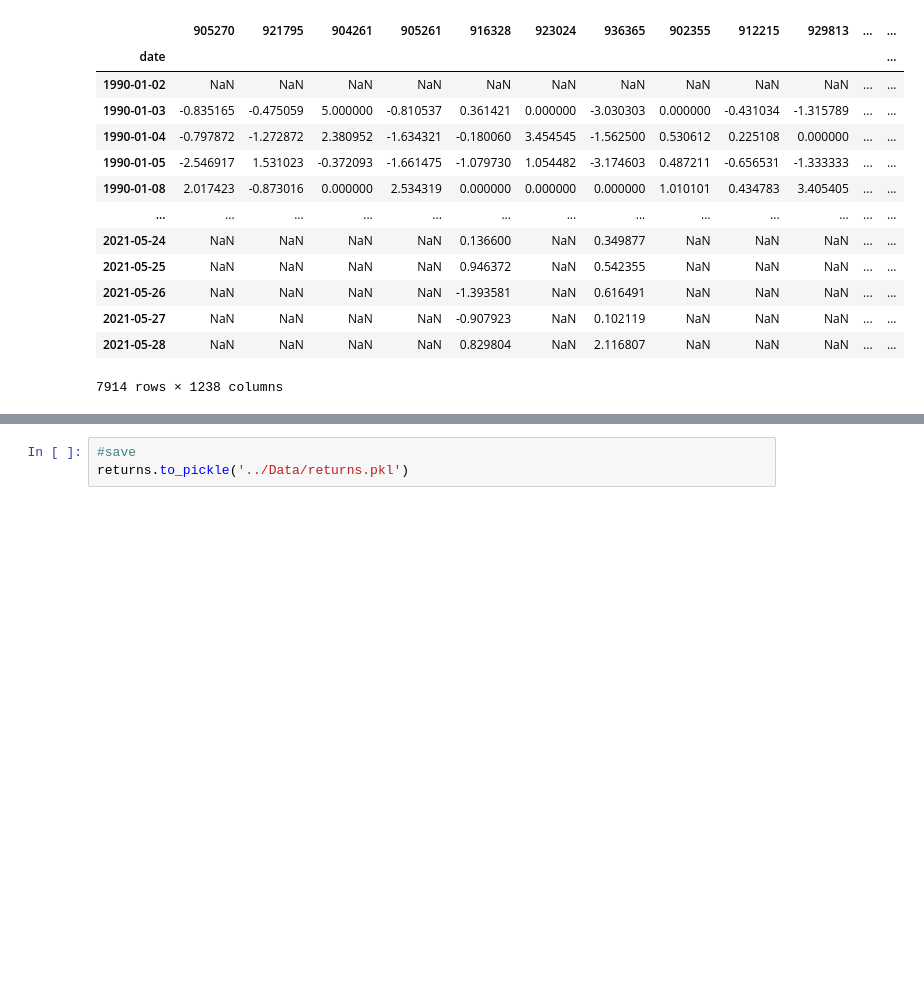
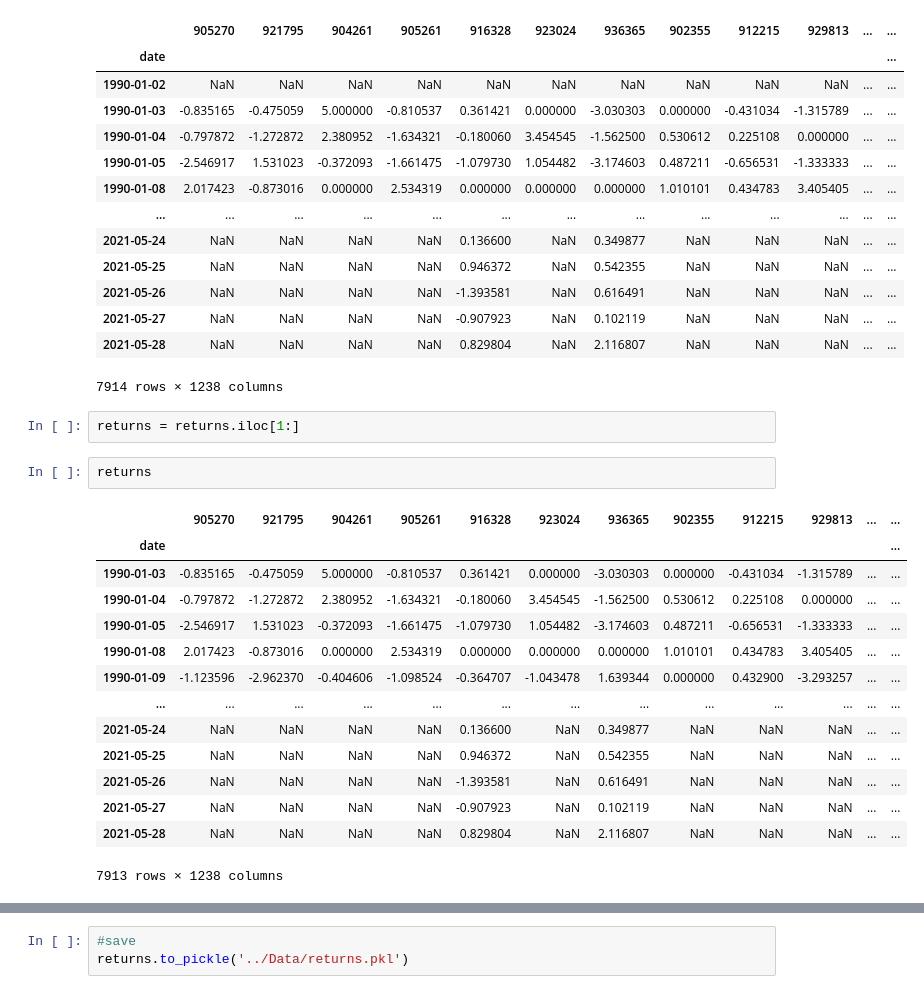
Before and after one commit to jeremylee73/differential-capital, a Jupyter notebook: data preparation/Data Cleaning.ipynb, the cells around one changed output, grey strips where cells are left out. Cells and saved outputs as stored; diff of their text form; blank space fills up the shorter version.

```diff
--- a/data preparation/Data Cleaning.ipynb
+++ b/data preparation/Data Cleaning.ipynb
@@ -58,3 +58,22 @@ returns
 | 2021-05-27 | NaN | NaN | NaN | NaN | -0.907923 | NaN | 0.102119 | NaN | NaN | NaN | ... | ... |
 | 2021-05-28 | NaN | NaN | NaN | NaN | 0.829804 | NaN | 2.116807 | NaN | NaN | NaN | ... | ... |
 7914 rows × 1238 columns
+# %%
+returns = returns.iloc[1:]
+# %%
+returns
+# %% [output]
+|  | 905270 | 921795 | 904261 | 905261 | 916328 | 923024 | 936365 | 902355 | 912215 | 929813 | ... | ... |
+| date |  |  |  |  |  |  |  |  |  |  |  | ... |
+| 1990-01-03 | -0.835165 | -0.475059 | 5.000000 | -0.810537 | 0.361421 | 0.000000 | -3.030303 | 0.000000 | -0.431034 | -1.315789 | ... | ... |
+| 1990-01-04 | -0.797872 | -1.272872 | 2.380952 | -1.634321 | -0.180060 | 3.454545 | -1.562500 | 0.530612 | 0.225108 | 0.000000 | ... | ... |
+| 1990-01-05 | -2.546917 | 1.531023 | -0.372093 | -1.661475 | -1.079730 | 1.054482 | -3.174603 | 0.487211 | -0.656531 | -1.333333 | ... | ... |
+| 1990-01-08 | 2.017423 | -0.873016 | 0.000000 | 2.534319 | 0.000000 | 0.000000 | 0.000000 | 1.010101 | 0.434783 | 3.405405 | ... | ... |
+| 1990-01-09 | -1.123596 | -2.962370 | -0.404606 | -1.098524 | -0.364707 | -1.043478 | 1.639344 | 0.000000 | 0.432900 | -3.293257 | ... | ... |
+| ... | ... | ... | ... | ... | ... | ... | ... | ... | ... | ... | ... | ... |
+| 2021-05-24 | NaN | NaN | NaN | NaN | 0.136600 | NaN | 0.349877 | NaN | NaN | NaN | ... | ... |
+| 2021-05-25 | NaN | NaN | NaN | NaN | 0.946372 | NaN | 0.542355 | NaN | NaN | NaN | ... | ... |
+| 2021-05-26 | NaN | NaN | NaN | NaN | -1.393581 | NaN | 0.616491 | NaN | NaN | NaN | ... | ... |
+| 2021-05-27 | NaN | NaN | NaN | NaN | -0.907923 | NaN | 0.102119 | NaN | NaN | NaN | ... | ... |
+| 2021-05-28 | NaN | NaN | NaN | NaN | 0.829804 | NaN | 2.116807 | NaN | NaN | NaN | ... | ... |
+7913 rows × 1238 columns
```
Also changed, not shown: parts of 1 cell of this notebook, 1 other file.
